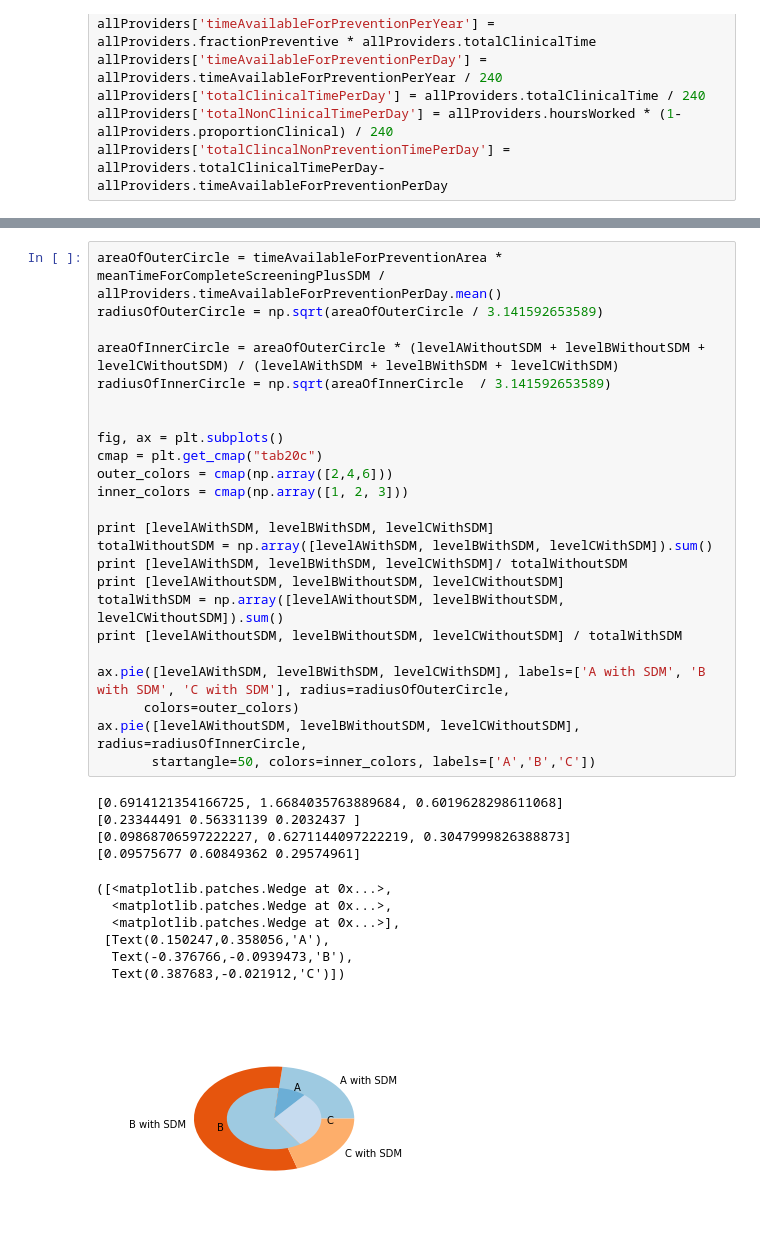
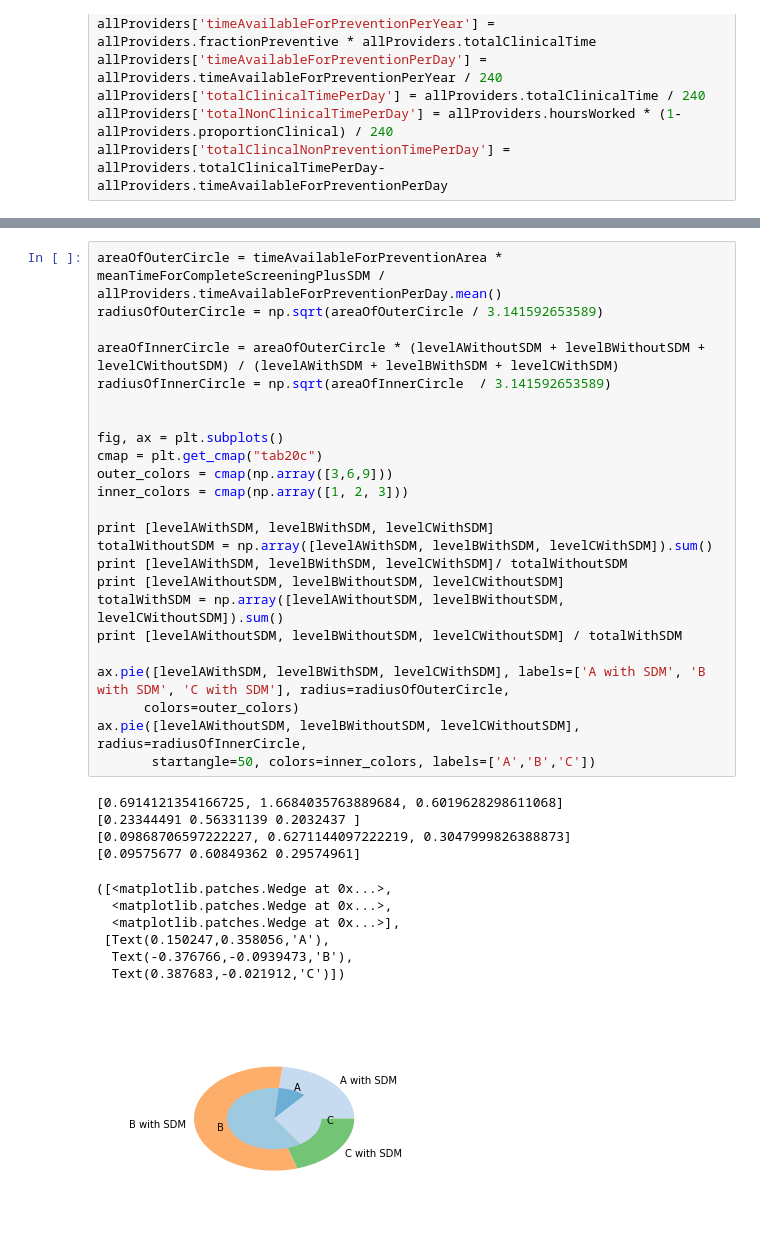
Before and after one commit to jburke5/Scrooge, a Jupyter notebook: ScroogeAnalysisDataVisualization.ipynb, the cells around one changed output, grey strips where cells are left out. Saved outputs shown, nothing was run; the diff lists cells and outputs as text.

```diff
--- a/ScroogeAnalysisDataVisualization.ipynb
+++ b/ScroogeAnalysisDataVisualization.ipynb
@@ -277,32 +277,32 @@ radiusOfOuterCircle = np.sqrt(areaOfOuterCircle / 3.141592653589)
 areaOfInnerCircle = areaOfOuterCircle * (levelAWithoutSDM + levelBWithoutSDM + levelCWithoutSDM) / (levelAWithSDM + levelBWithSDM + levelCWithSDM)
 radiusOfInnerCircle = np.sqrt(areaOfInnerCircle  / 3.141592653589)
 
 
 fig, ax = plt.subplots()
 cmap = plt.get_cmap("tab20c")
-outer_colors = cmap(np.array([2,4,6]))
+outer_colors = cmap(np.array([3,6,9]))
 inner_colors = cmap(np.array([1, 2, 3]))
 
 print [levelAWithSDM, levelBWithSDM, levelCWithSDM]
 totalWithoutSDM = np.array([levelAWithSDM, levelBWithSDM, levelCWithSDM]).sum()
 print [levelAWithSDM, levelBWithSDM, levelCWithSDM]/ totalWithoutSDM
 print [levelAWithoutSDM, levelBWithoutSDM, levelCWithoutSDM]
 totalWithSDM = np.array([levelAWithoutSDM, levelBWithoutSDM, levelCWithoutSDM]).sum()
 print [levelAWithoutSDM, levelBWithoutSDM, levelCWithoutSDM] / totalWithSDM
 
 ax.pie([levelAWithSDM, levelBWithSDM, levelCWithSDM], labels=['A with SDM', 'B with SDM', 'C with SDM'], radius=radiusOfOuterCircle,
       colors=outer_colors)
 ax.pie([levelAWithoutSDM, levelBWithoutSDM, levelCWithoutSDM], radius=radiusOfInnerCircle,
        startangle=50, colors=inner_colors, labels=['A','B','C'])
 # %% [output]
 [0.6914121354166725, 1.6684035763889684, 0.6019628298611068]
 [0.23344491 0.56331139 0.2032437 ]
 [0.09868706597222227, 0.6271144097222219, 0.3047999826388873]
 [0.09575677 0.60849362 0.29574961]
 ([<matplotlib.patches.Wedge at 0x...>,
   <matplotlib.patches.Wedge at 0x...>,
   <matplotlib.patches.Wedge at 0x...>],
  [Text(0.150247,0.358056,'A'),
   Text(-0.376766,-0.0939473,'B'),
   Text(0.387683,-0.021912,'C')])
-[figure, old version]
+[figure, new version]
```
Also changed, not shown: parts of 21 cells of this notebook, 1 other file.
